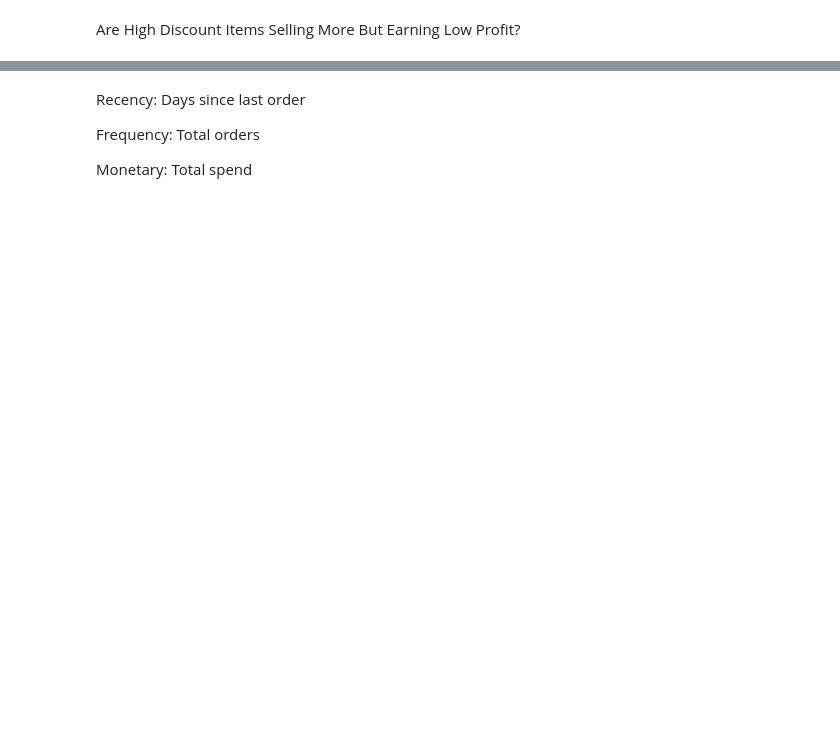
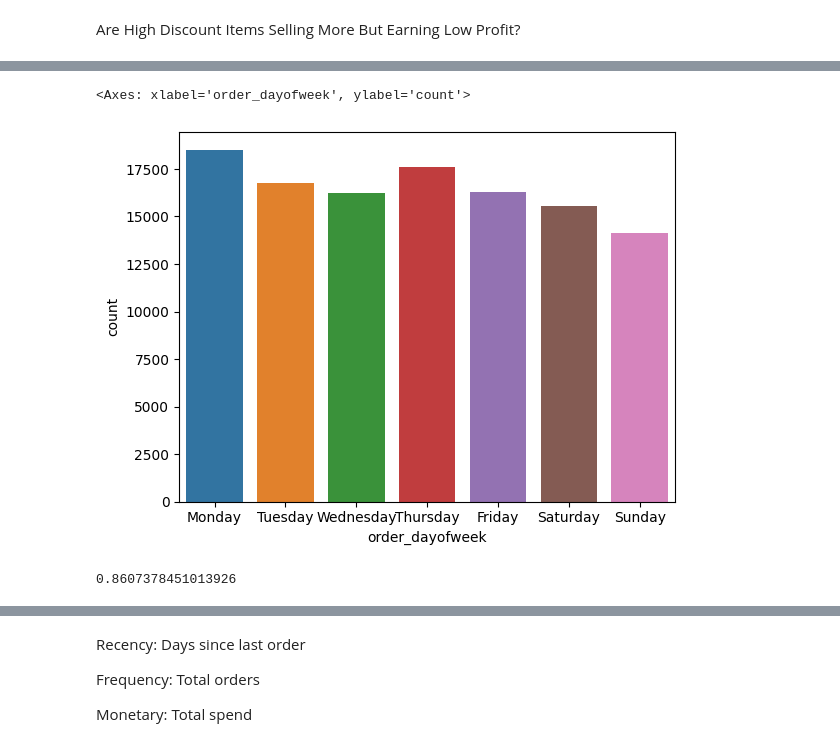
Before and after one commit to RujhaanTaneja/UnORG-SC-DS-MID-PREP_TEAM_HYPERION_Submission, a Jupyter notebook: Rajan'sCodeFiles/gc_tech.ipynb, the cells around one changed output, grey strips where cells are left out. Cells and saved outputs as stored; diff of their text form; code cells hidden in the pictures; blank space fills up the shorter version.

```diff
--- a/Rajan'sCodeFiles/gc_tech.ipynb
+++ b/Rajan'sCodeFiles/gc_tech.ipynb
@@ -309,4 +308,4 @@ sns.heatmap(corr, annot=True, cmap='coolwarm')
 # %%
 df['item_name'].fillna('Unknown', inplace=False)
-df['quantity'].fillna(df_final['quantity'].median(), inplace=False)
+df['quantity'].fillna(df['quantity'].median(), inplace=False)
 # %% [output]
@@ -597,3 +697,0 @@ order_freq
-# %%
-df['order_dayofweek'] = df['order_date'].dt.day_name()
-df
@@ -600,13 +714,17 @@ df
 # %%
 # Distribution
 sns.countplot(x='order_dayofweek', data=df)
-sns.histplot(df['order_hour'], bins=40)
+# %% [output]
+<Axes: xlabel='order_dayofweek', ylabel='count'>
+[figure, added]
 # %%
 orders_per_customer = df.groupby('customer_name')['order_id'].nunique()
 repeat_customers = (orders_per_customer > 1).sum()
 total_customers = orders_per_customer.shape[0]
 retention_rate = repeat_customers / total_customers
 retention_rate
+# %% [output]
+0.8607378451013926
 # %%
 basket_stats = df.groupby(['order_id']).agg({
     'quantity': 'sum',
```
Also changed, not shown: parts of 17 cells of this notebook.
